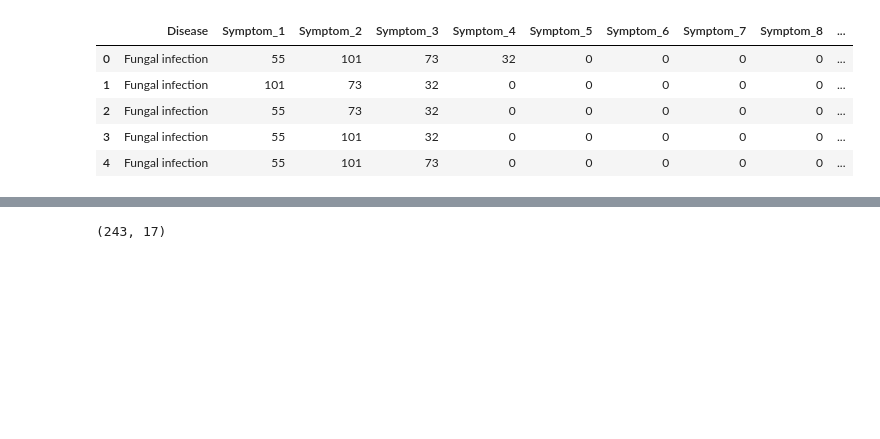
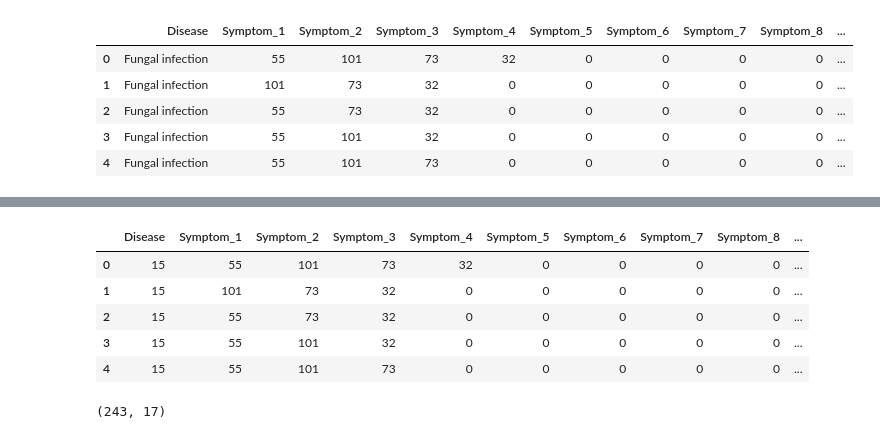
Before and after one commit to meidianarahmawati/mlt2hc7, a Jupyter notebook: Disease_Diagnosis.ipynb, the cells around one changed output, grey strips where cells are left out. Saved outputs shown, nothing was run; the diff lists cells and outputs as text; code cells hidden in the pictures; blank space fills up the shorter version.

```diff
--- a/Disease_Diagnosis.ipynb
+++ b/Disease_Diagnosis.ipynb
@@ -238,3 +241,12 @@ dataset.head()
 | 2 | Fungal infection | 55 | 73 | 32 | 0 | 0 | 0 | 0 | 0 | ... |
 | 3 | Fungal infection | 55 | 101 | 32 | 0 | 0 | 0 | 0 | 0 | ... |
 | 4 | Fungal infection | 55 | 101 | 73 | 0 | 0 | 0 | 0 | 0 | ... |
+# %%
+#Label encoding pada disease
+disease_list = list(dataset['Disease'].unique())
+le = LabelEncoder()
+encoded_disease = le.fit_transform(disease_list)
+# %%
+dictionary_2={}
+for i in range(len(list(le.classes_))):
+  dictionary_2[list(le.classes_)[i]]=i
@@ -241,2 +273,13 @@ dataset.head()
+# %%
+#Mengganti dataset sesuai label encoding yang dibuat
+dataset = dataset.replace(dictionary_2)
+dataset.head()
+# %% [output]
+|  | Disease | Symptom_1 | Symptom_2 | Symptom_3 | Symptom_4 | Symptom_5 | Symptom_6 | Symptom_7 | Symptom_8 | ... |
+| 0 | 15 | 55 | 101 | 73 | 32 | 0 | 0 | 0 | 0 | ... |
+| 1 | 15 | 101 | 73 | 32 | 0 | 0 | 0 | 0 | 0 | ... |
+| 2 | 15 | 55 | 73 | 32 | 0 | 0 | 0 | 0 | 0 | ... |
+| 3 | 15 | 55 | 101 | 32 | 0 | 0 | 0 | 0 | 0 | ... |
+| 4 | 15 | 55 | 101 | 73 | 0 | 0 | 0 | 0 | 0 | ... |
 # %%
 #Split dataset menjadi feature (X) dan label (y)
```
Also changed, not shown: parts of 9 cells of this notebook.
